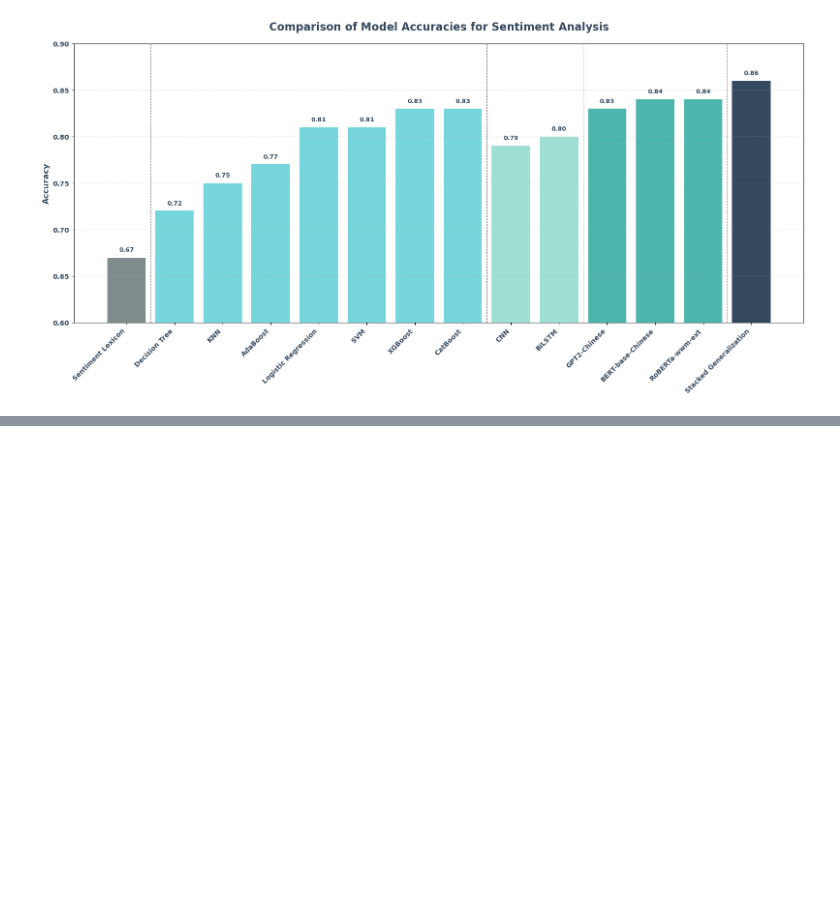
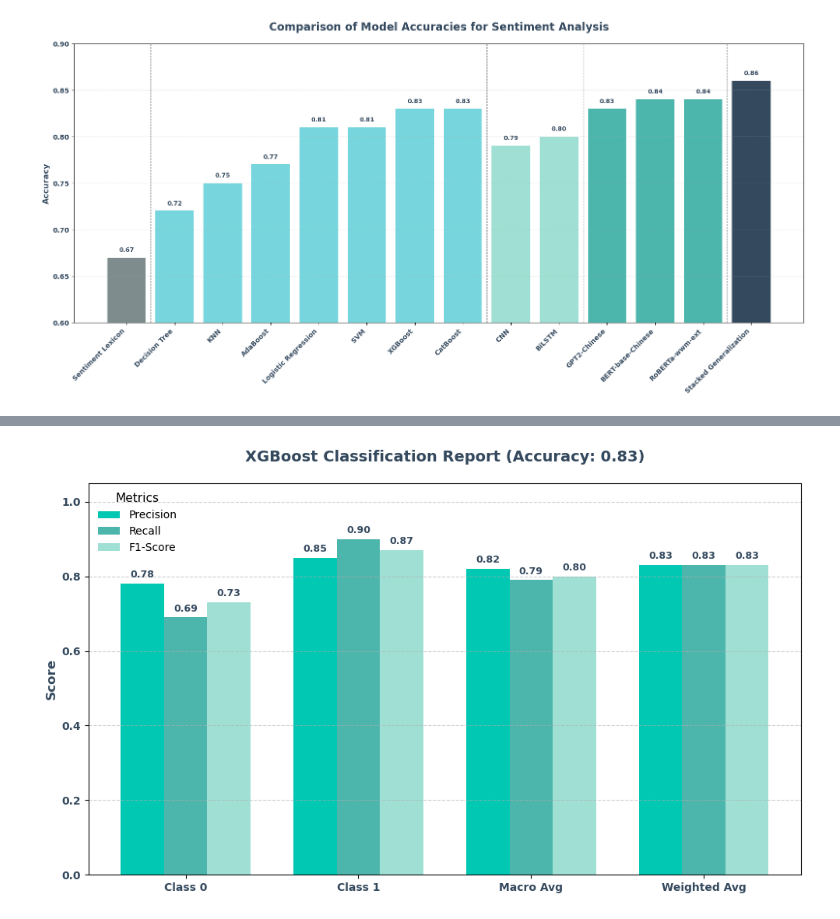
Before and after one commit to yukito0209/is6941-ml-social-media, a Jupyter notebook: taptap/visualisation/visualisation.ipynb, the cells around one changed output, grey strips where cells are left out. Saved outputs shown, nothing was run; the diff lists cells and outputs as text; code cells hidden in the pictures; blank space fills up the shorter version.

```diff
--- a/taptap/visualisation/visualisation.ipynb
+++ b/taptap/visualisation/visualisation.ipynb
@@ -240,0 +298,53 @@ Figure saved as 'model_accuracy_comparison_high_res.png' with 800 DPI.
+# %%
+# --- Plot 2: Classification Report Bar Chart ---
+
+metrics_to_plot = ['Precision', 'Recall', 'F1-Score']
+categories = report_df['Class'].tolist()
+n_categories = len(categories)
+n_metrics = len(metrics_to_plot)
+
+bar_width = 0.25
+index = np.arange(n_categories) # x locations for groups
+
+fig, ax = plt.subplots(figsize=(10, 6))
+
+# Define colors for the bars
+bar_colors = [color_bright_teal, color_medium_teal, color_light_teal]
+
+# Create bars for each metric
+for i, metric in enumerate(metrics_to_plot):
+    # Calculate position for each bar group
+    position = index + (i - (n_metrics - 1) / 2) * bar_width
+    bars = ax.bar(position, report_df[metric], bar_width, label=metric, color=bar_colors[i % len(bar_colors)])
+
+    # Add value labels on top of bars
+    for bar in bars:
+        yval = bar.get_height()
+        ax.text(bar.get_x() + bar.get_width()/2.0, yval + 0.01, # Position text slightly above bar
+                f'{yval:.2f}',       # Format to 2 decimal places
+                va='bottom',         # Vertical alignment
+                ha='center',         # Horizontal alignment
+                fontsize=9,
+                color=color_dark_text,
+                fontweight='bold')
+
+# Add labels, title, and ticks
+ax.set_ylabel('Score', fontsize=12, fontweight='bold', color=color_dark_text)
+ax.set_title(f'XGBoost Classification Report (Accuracy: {accuracy:.2f})', fontsize=14, fontweight='bold', color=color_dark_text, pad=20)
+ax.set_xticks(index)
+ax.set_xticklabels(categories, fontweight='bold', color=color_dark_text, fontsize=10)
+ax.tick_params(axis='y', labelsize=10, labelcolor=color_dark_text)
+for label in ax.get_yticklabels(): # Make y-axis tick labels bold
+    label.set_fontweight('bold')
+
+
+ax.legend(fontsize=10, title_fontsize='11', title='Metrics', frameon=False)
+ax.set_ylim(0, 1.05) # Scores are between 0 and 1
+ax.grid(axis='y', linestyle='--', alpha=0.6)
+
+plt.tight_layout()
+# Optional: Save the figure
+plt.savefig("xgboost_classification_report.png", dpi=600, bbox_inches='tight')
+plt.show()
+# %% [output]
+[figure, added]
```
Also changed, not shown: parts of 12 cells of this notebook, 9 other files.
